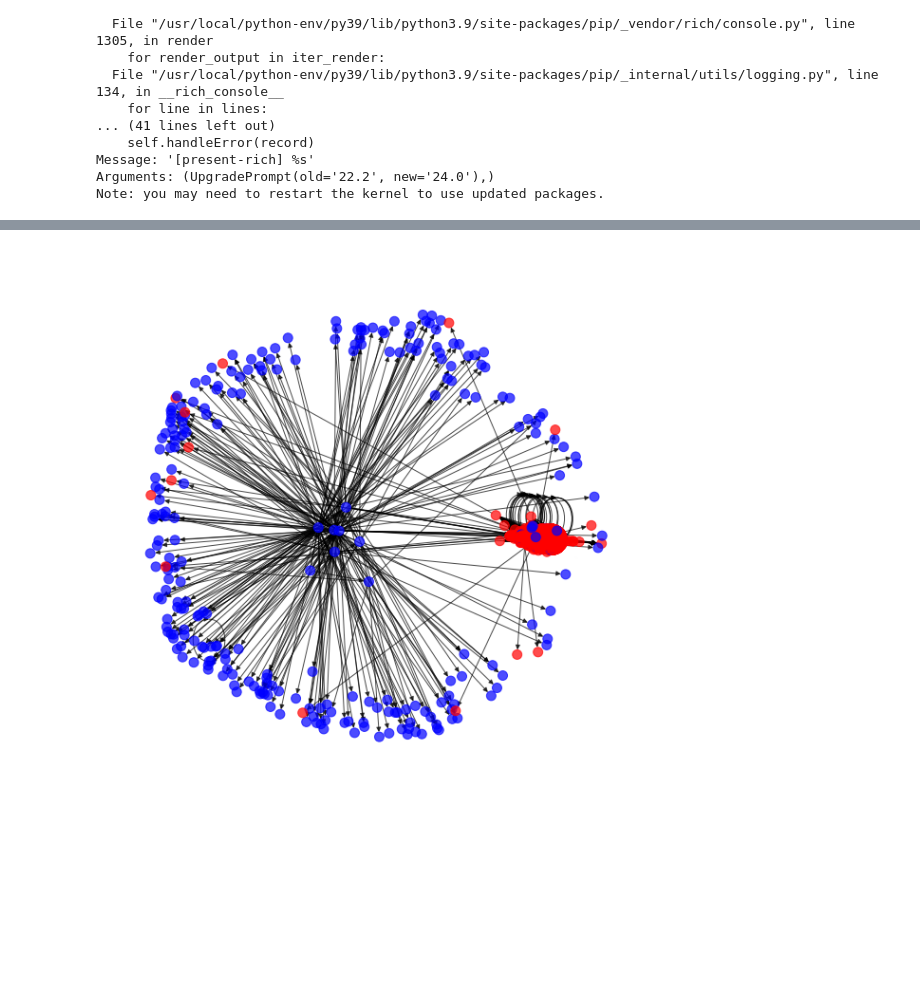
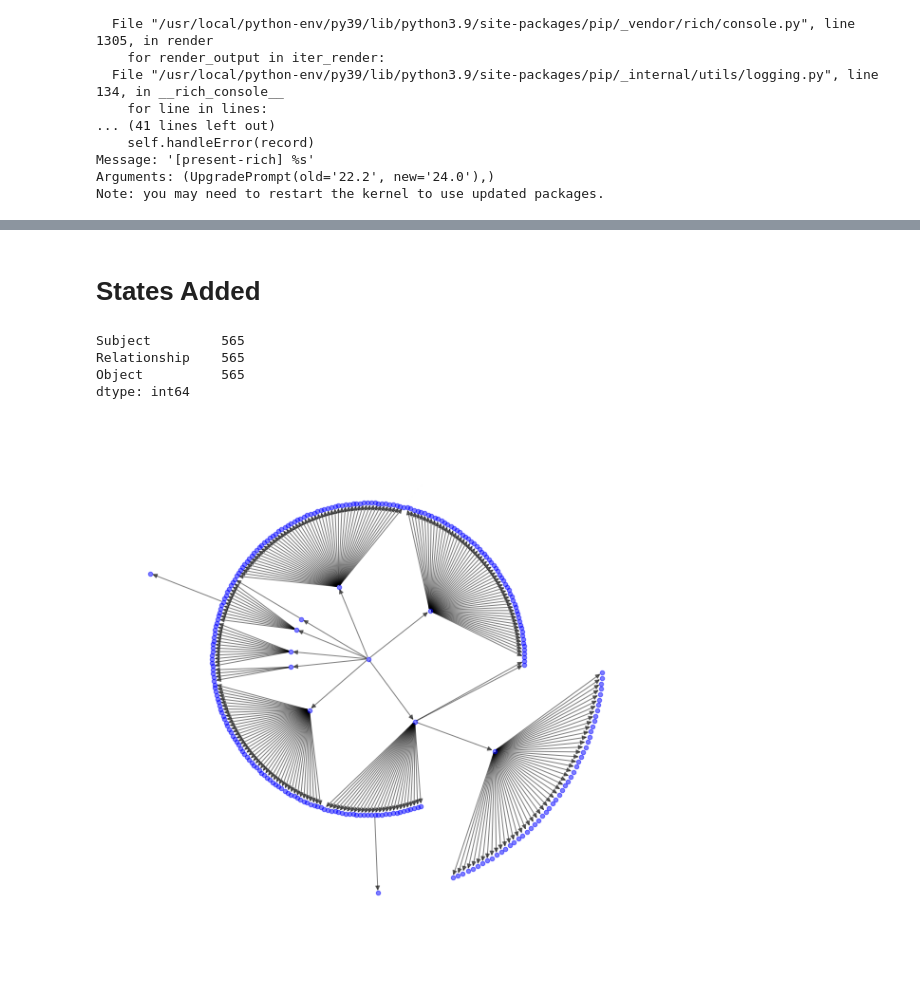
Before and after one commit to ebsmartin/Excavating_GeoSpatial_Insights_from_DataLakes, a Jupyter notebook: notebooks/GraphVisualization.ipynb, the cells around one changed output, grey strips where cells are left out. Cells and saved outputs as stored; diff of their text form; code cells hidden in the pictures; blank space fills up the shorter version.

```diff
--- a/notebooks/GraphVisualization.ipynb
+++ b/notebooks/GraphVisualization.ipynb
@@ -47,6 +49,6 @@ df = df.toPandas()
 # %%
 # NOT ON SPARK
-df = pd.read_csv('./data/BaseGraph.csv')
+df = pd.read_csv('./data/BaseEdges.csv')
 # %%
 df.count()
 # %% [output]
@@ -72,22 +76,18 @@ KeyboardInterrupt:
 # %%
+df = pd.read_csv('./data/BaseEdges.csv')
+
+print(df.count())
+
 G = nx.DiGraph()
 
 for idx, row in df.iterrows():
     if 'Contains' in row['Relationship']:
         G.add_edge(row['Subject'], row['Object'], relationship=row['Relationship'])
 
-# Identify all descendants of 'North America'
-descendants_of_north_america = nx.descendants(G, 'United States of America')
-
-# Create a color map based on whether a node is a descendant of 'North America'
-node_color = ['red' if node in descendants_of_north_america else 'blue' for node in G]
-
-# Use Graphviz layout 'twopi' to create a radial tree layout
 pos = nx.nx_agraph.graphviz_layout(G, prog="twopi", args="")
 
-# Drawing the graph
 plt.figure(figsize=(8, 8))
-nx.draw(G, pos, node_size=100, alpha=0.7, node_color=node_color, with_labels=False)
+nx.draw(G, pos, node_size=20, alpha=0.5, node_color="blue", with_labels=False)
 plt.axis("equal")
 plt.show()
 # %% [output]
@@ -95,14 +99,25 @@ KeyboardInterrupt:
+# %% [markdown]
+# States Added
 # %%
+df = pd.read_csv('./data/BaseEdges.csv')
+
+print(df.count())
+
 G = nx.DiGraph()
 
 for idx, row in df.iterrows():
     if 'Contains' in row['Relationship']:
         G.add_edge(row['Subject'], row['Object'], relationship=row['Relationship'])
 
-# Drawing the graph
+pos = nx.nx_agraph.graphviz_layout(G, prog="twopi", args="")
+
 plt.figure(figsize=(8, 8))
-nx.draw(G, node_size=100, alpha=0.7, node_color=node_color, with_labels=False)
+nx.draw(G, pos, node_size=20, alpha=0.5, node_color="blue", with_labels=False)
 plt.axis("equal")
 plt.show()
 # %% [output]
+Subject         565
+Relationship    565
+Object          565
+dtype: int64
-[figure, old version]
+[figure, new version]
```
Also changed, not shown: parts of 14 cells of this notebook, 3 other files.
